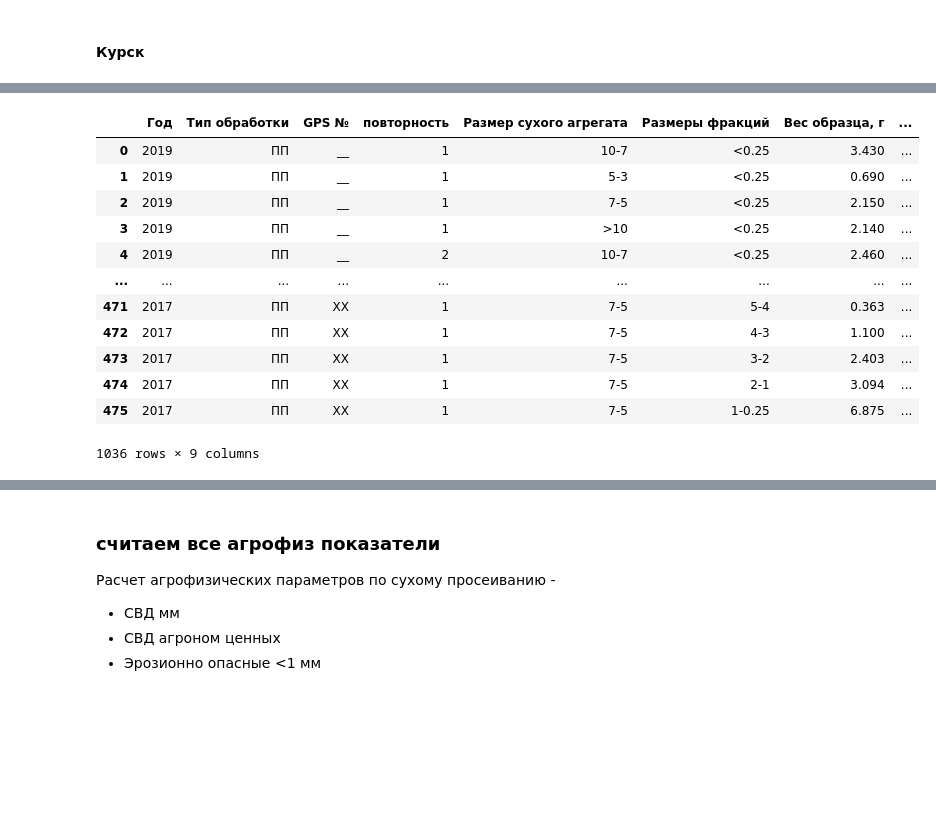
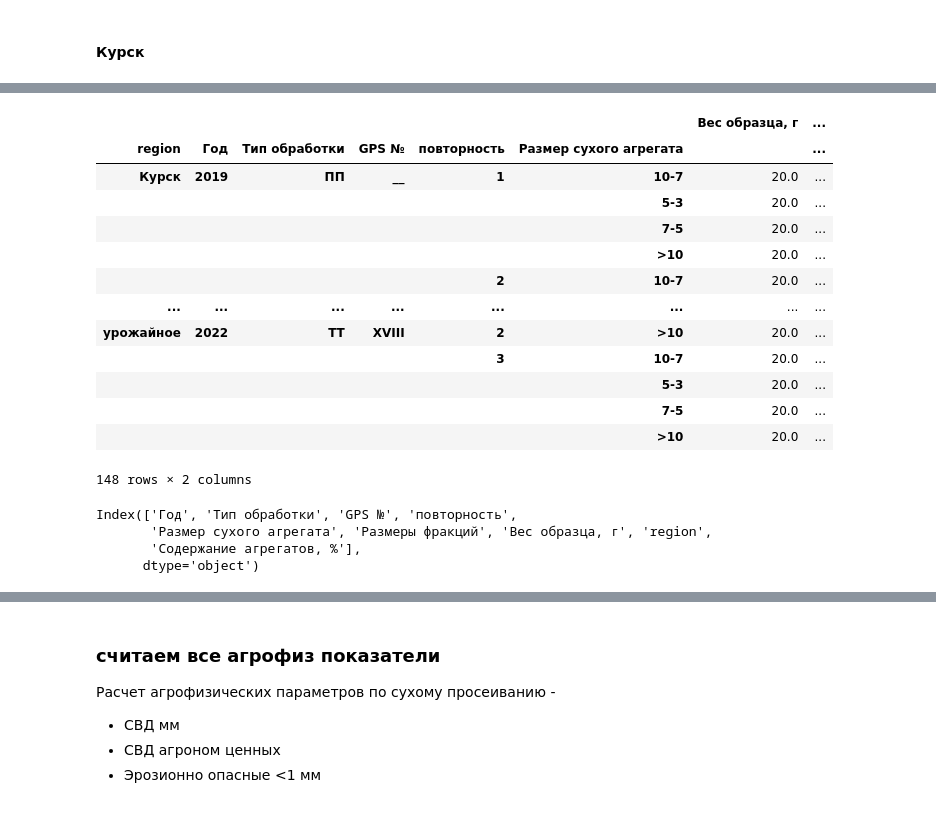
Before and after one commit to hukitoc94/uroshaynoe, a Jupyter notebook: data/data_preparation.ipynb, the cells around one changed output, grey strips where cells are left out. Saved outputs shown, nothing was run; the diff lists cells and outputs as text; code cells hidden in the pictures; blank space fills up the shorter version.

```diff
--- a/data/data_preparation.ipynb
+++ b/data/data_preparation.ipynb
@@ -315,22 +280,30 @@ pd.read_csv('мокрое просеивание Курск.csv')
 # %%
 big_mokroe = pd.DataFrame()
 big_mokroe = big_mokroe.append([pd.read_csv('мокрое просеивание Курск.csv'),pd.read_csv('мокрое просеивание архангельский.csv'),pd.read_csv('мокрое просеивание урожайное.csv')] )
 big_mokroe['Содержание агрегатов, %'] = big_mokroe['Вес образца, г']/20 * 100
 
 big_mokroe.to_csv('мокрое просеивание все объекты.csv')
 
-big_mokroe
+big_mokroe.groupby(['region','Год', 'Тип обработки', 'GPS №', 'повторность','Размер сухого агрегата']).sum()
 # %% [output]
-|  | Год | Тип обработки | GPS № | повторность | Размер сухого агрегата | Размеры фракций | Вес образца, г | ... |
-| 0 | 2019 | ПП | __ | 1 | 10-7 | <0.25 | 3.430 | ... |
-| 1 | 2019 | ПП | __ | 1 | 5-3 | <0.25 | 0.690 | ... |
-| 2 | 2019 | ПП | __ | 1 | 7-5 | <0.25 | 2.150 | ... |
-| 3 | 2019 | ПП | __ | 1 | >10 | <0.25 | 2.140 | ... |
-| 4 | 2019 | ПП | __ | 2 | 10-7 | <0.25 | 2.460 | ... |
-| ... | ... | ... | ... | ... | ... | ... | ... | ... |
-| 471 | 2017 | ПП | XX | 1 | 7-5 | 5-4 | 0.363 | ... |
-| 472 | 2017 | ПП | XX | 1 | 7-5 | 4-3 | 1.100 | ... |
-| 473 | 2017 | ПП | XX | 1 | 7-5 | 3-2 | 2.403 | ... |
-| 474 | 2017 | ПП | XX | 1 | 7-5 | 2-1 | 3.094 | ... |
-| 475 | 2017 | ПП | XX | 1 | 7-5 | 1-0.25 | 6.875 | ... |
+|  |  |  |  |  |  | Вес образца, г | ... |
+| region | Год | Тип обработки | GPS № | повторность | Размер сухого агрегата |  | ... |
+| Курск | 2019 | ПП | __ | 1 | 10-7 | 20.0 | ... |
+|  |  |  |  |  | 5-3 | 20.0 | ... |
+|  |  |  |  |  | 7-5 | 20.0 | ... |
+|  |  |  |  |  | >10 | 20.0 | ... |
+|  |  |  |  | 2 | 10-7 | 20.0 | ... |
+| ... | ... | ... | ... | ... | ... | ... | ... |
+| урожайное | 2022 | ТТ | XVIII | 2 | >10 | 20.0 | ... |
+|  |  |  |  | 3 | 10-7 | 20.0 | ... |
+|  |  |  |  |  | 5-3 | 20.0 | ... |
+|  |  |  |  |  | 7-5 | 20.0 | ... |
+|  |  |  |  |  | >10 | 20.0 | ... |
-1036 rows × 9 columns
+148 rows × 2 columns
+# %%
+big_mokroe.columns
+# %% [output]
+Index(['Год', 'Тип обработки', 'GPS №', 'повторность',
+       'Размер сухого агрегата', 'Размеры фракций', 'Вес образца, г', 'region',
+       'Содержание агрегатов, %'],
+      dtype='object')
```
Also changed, not shown: parts of 5 cells of this notebook, 13 other files.
